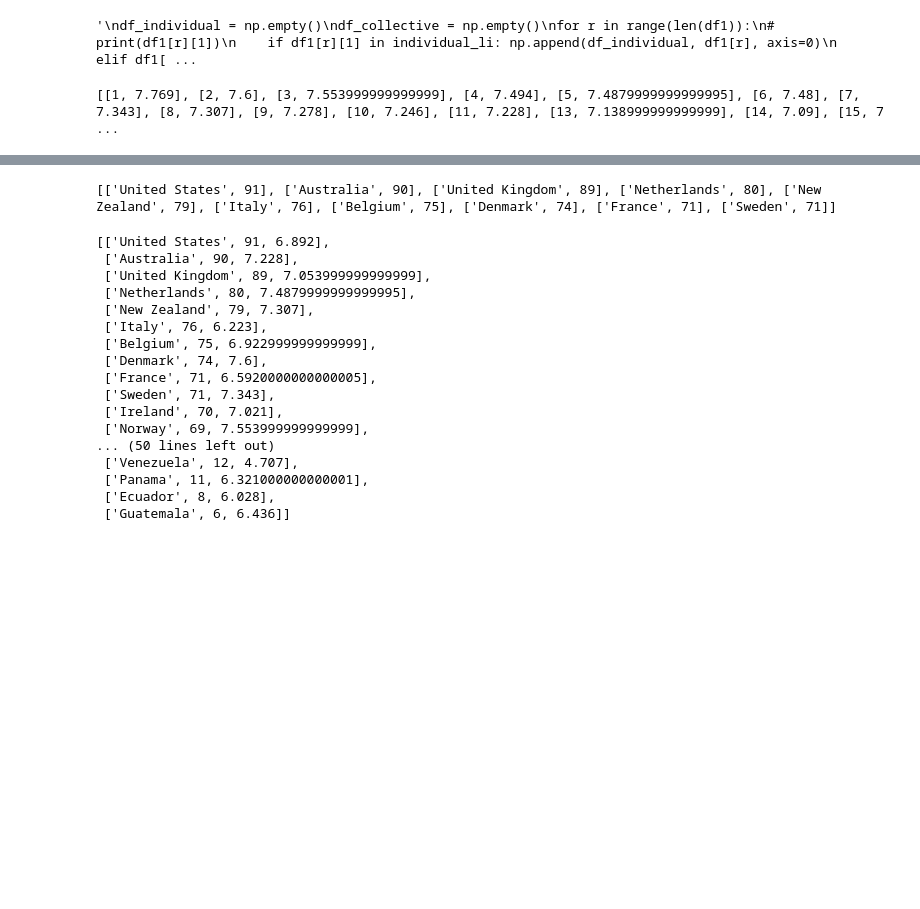
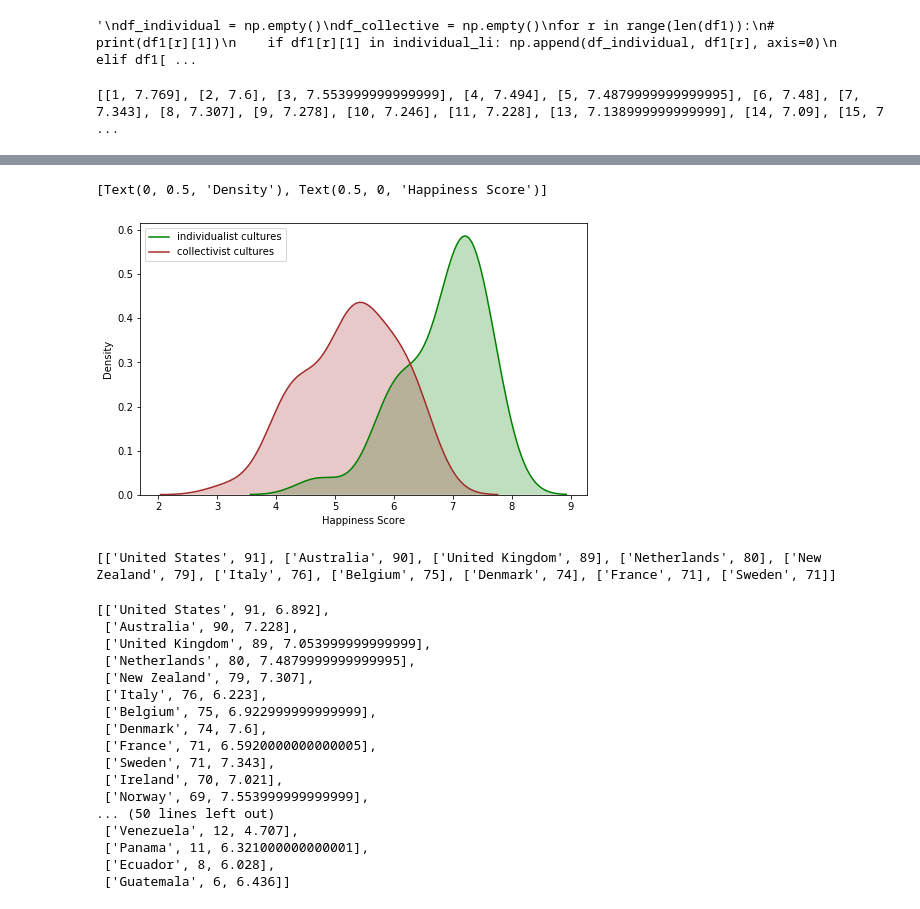
Before and after one commit to datares/happy-pineapples, a Jupyter notebook: analysis/Individualism_collectivism.ipynb, the cells around one changed output, grey strips where cells are left out. Cells and saved outputs as stored; diff of their text form; code cells hidden in the pictures; blank space fills up the shorter version.

```diff
--- a/analysis/Individualism_collectivism.ipynb
+++ b/analysis/Individualism_collectivism.ipynb
@@ -195,0 +258,15 @@ plt.legend()
+# %%
+# library and dataset
+import seaborn as sns
+from matplotlib import pyplot
+
+# plot of 2 variables
+a4_dims = (8, 5)
+fig, ax = pyplot.subplots(figsize=a4_dims)
+p1=sns.kdeplot(df_individual2[:,0], shade=True, color="green", label="individualist cultures")
+p1=sns.kdeplot(df_collective2[:,0], shade=True, color="brown", label="collectivist cultures")
+p1.set(xlabel='Happiness Score', ylabel='Density')
+# sns.plt.show()
+# %% [output]
+[Text(0, 0.5, 'Density'), Text(0.5, 0, 'Happiness Score')]
+[figure, added]
```
Also changed, not shown: parts of 14 cells of this notebook, 1 other file.
